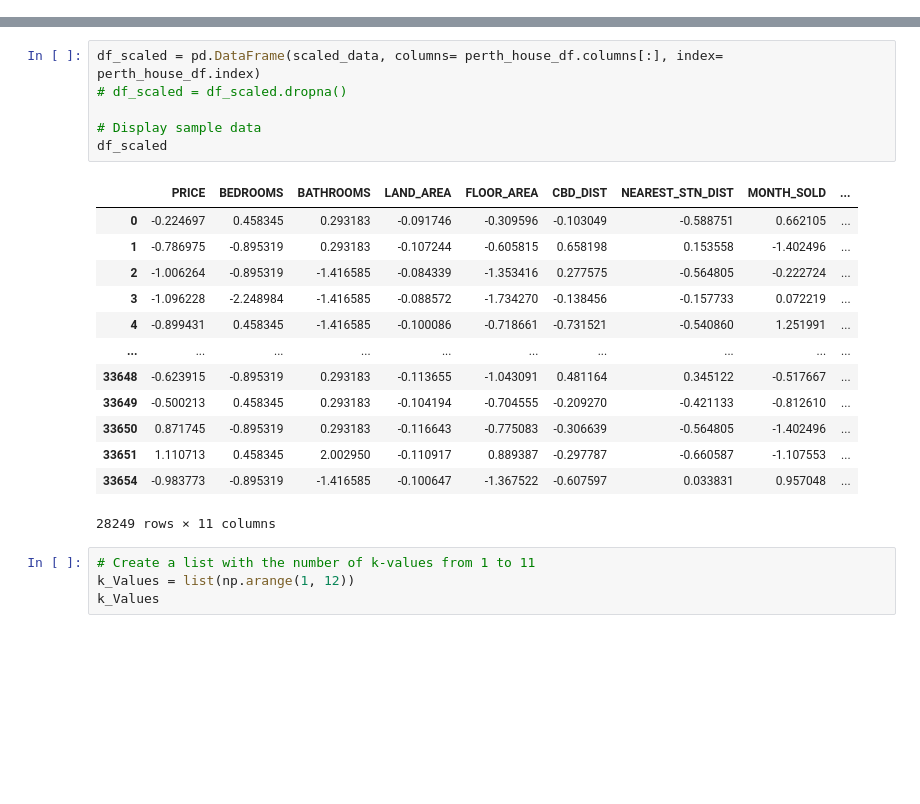
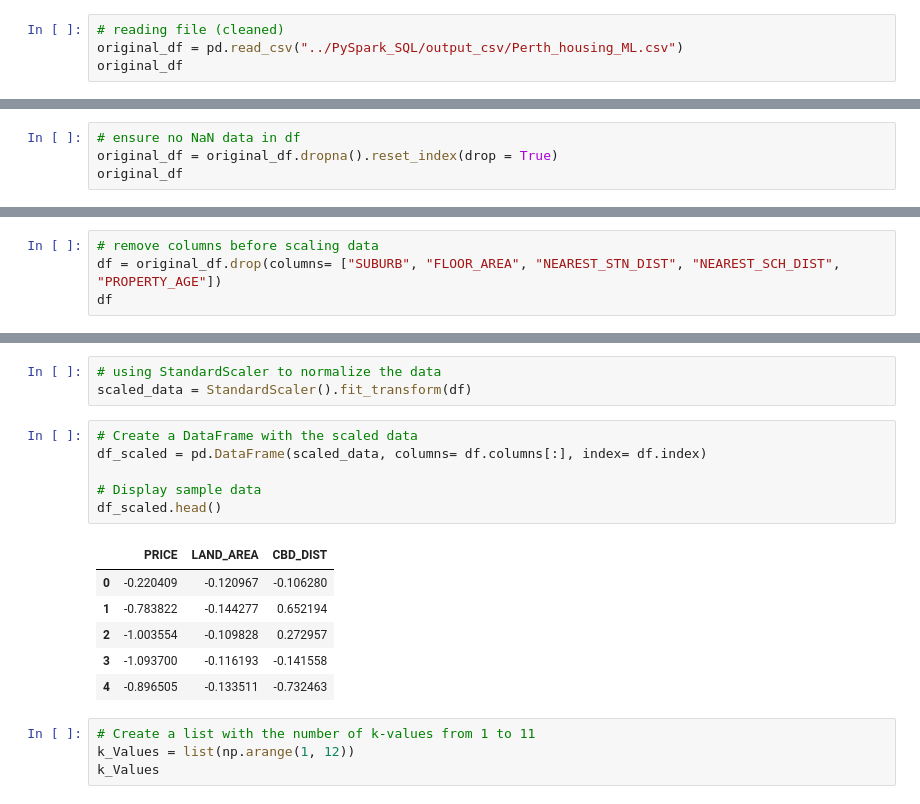
Before and after one commit to wingylui/housing_price_anaylsis, a Jupyter notebook: MachineLearning/perth_housing.ipynb, the cells around one changed output, grey strips where cells are left out. Saved outputs shown, nothing was run; the diff lists cells and outputs as text; blank space fills up the shorter version.

```diff
--- a/MachineLearning/perth_housing.ipynb
+++ b/MachineLearning/perth_housing.ipynb
@@ -105,0 +5,4 @@ perth_house_df
+# %%
+# reading file (cleaned)
+original_df = pd.read_csv("../PySpark_SQL/output_csv/Perth_housing_ML.csv")
+original_df
@@ -105,0 +23,4 @@ perth_house_df
+# %%
+# ensure no NaN data in df
+original_df = original_df.dropna().reset_index(drop = True)
+original_df
@@ -123,0 +48,4 @@ scaled_data = StandardScaler().fit_transform(perth_house_df)
+# %%
+# remove columns before scaling data
+df = original_df.drop(columns= ["SUBURB", "FLOOR_AREA", "NEAREST_STN_DIST", "NEAREST_SCH_DIST", "PROPERTY_AGE"])
+df
@@ -124,23 +66,19 @@ scaled_data = StandardScaler().fit_transform(perth_house_df)
+# %%
+# using StandardScaler to normalize the data
+scaled_data = StandardScaler().fit_transform(df)
 # %%
-df_scaled = pd.DataFrame(scaled_data, columns= perth_house_df.columns[:], index= perth_house_df.index)
-# df_scaled = df_scaled.dropna()
+# Create a DataFrame with the scaled data
+df_scaled = pd.DataFrame(scaled_data, columns= df.columns[:], index= df.index)
 
 # Display sample data
-df_scaled
+df_scaled.head()
 # %% [output]
-|  | PRICE | BEDROOMS | BATHROOMS | LAND_AREA | FLOOR_AREA | CBD_DIST | NEAREST_STN_DIST | MONTH_SOLD | ... |
-| 0 | -0.224697 | 0.458345 | 0.293183 | -0.091746 | -0.309596 | -0.103049 | -0.588751 | 0.662105 | ... |
-| 1 | -0.786975 | -0.895319 | 0.293183 | -0.107244 | -0.605815 | 0.658198 | 0.153558 | -1.402496 | ... |
-| 2 | -1.006264 | -0.895319 | -1.416585 | -0.084339 | -1.353416 | 0.277575 | -0.564805 | -0.222724 | ... |
-| 3 | -1.096228 | -2.248984 | -1.416585 | -0.088572 | -1.734270 | -0.138456 | -0.157733 | 0.072219 | ... |
-| 4 | -0.899431 | 0.458345 | -1.416585 | -0.100086 | -0.718661 | -0.731521 | -0.540860 | 1.251991 | ... |
-| ... | ... | ... | ... | ... | ... | ... | ... | ... | ... |
-| 33648 | -0.623915 | -0.895319 | 0.293183 | -0.113655 | -1.043091 | 0.481164 | 0.345122 | -0.517667 | ... |
-| 33649 | -0.500213 | 0.458345 | 0.293183 | -0.104194 | -0.704555 | -0.209270 | -0.421133 | -0.812610 | ... |
-| 33650 | 0.871745 | -0.895319 | 0.293183 | -0.116643 | -0.775083 | -0.306639 | -0.564805 | -1.402496 | ... |
-| 33651 | 1.110713 | 0.458345 | 2.002950 | -0.110917 | 0.889387 | -0.297787 | -0.660587 | -1.107553 | ... |
-| 33654 | -0.983773 | -0.895319 | -1.416585 | -0.100647 | -1.367522 | -0.607597 | 0.033831 | 0.957048 | ... |
+|  | PRICE | LAND_AREA | CBD_DIST |
+| 0 | -0.220409 | -0.120967 | -0.106280 |
+| 1 | -0.783822 | -0.144277 | 0.652194 |
+| 2 | -1.003554 | -0.109828 | 0.272957 |
+| 3 | -1.093700 | -0.116193 | -0.141558 |
+| 4 | -0.896505 | -0.133511 | -0.732463 |
-28249 rows × 11 columns
 # %%
 # Create a list with the number of k-values from 1 to 11
 k_Values = list(np.arange(1, 12))
```
Also changed, not shown: parts of 43 cells of this notebook, 1 other file.
